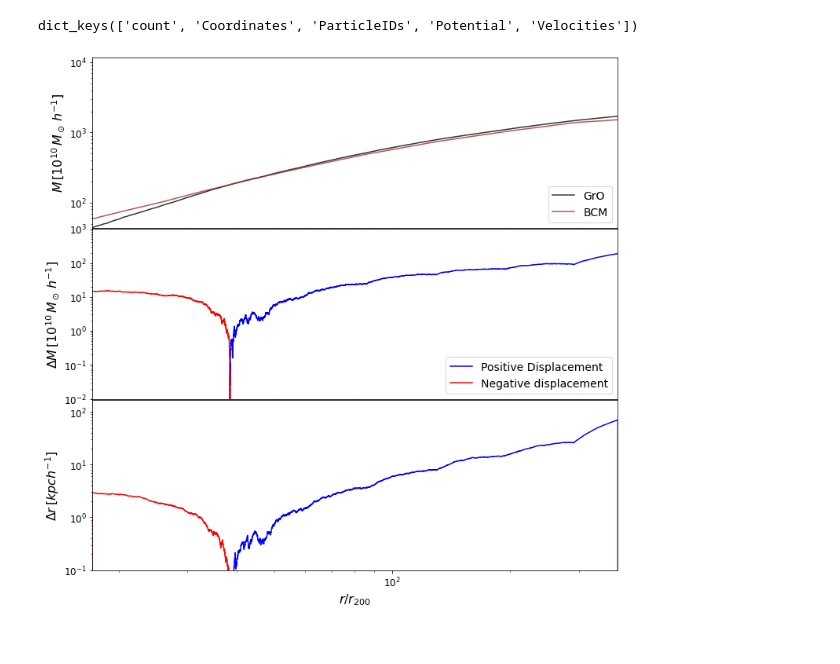
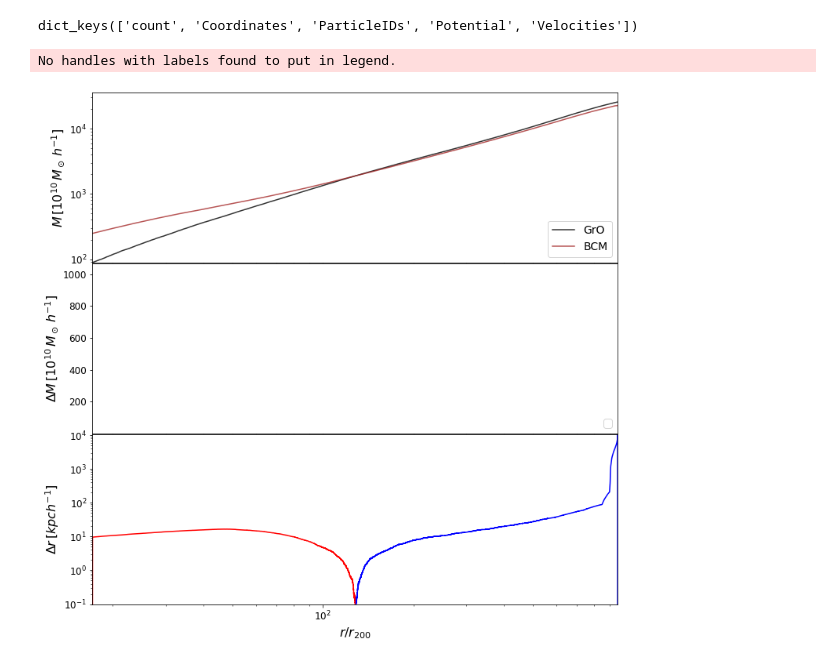
Before and after one commit to Maxelee/BCM_lensing, a Jupyter notebook: BCM_notebook.ipynb, the cells around one changed output. Cells and saved outputs as stored; diff of their text form; code cells hidden in the pictures.

```diff
--- a/BCM_notebook.ipynb
+++ b/BCM_notebook.ipynb
@@ -226,12 +227,12 @@ phi_neg[dr<0] = np.abs(phi_neg[dr<0])
 fig, axs = plt.subplots(nrows=3, figsize=(12, 12), sharex=True, gridspec_kw = {'hspace':.005})
 r_sorted = np.array(r_sorted)
 axs[0].loglog(r_sorted, true_masses, '-', markersize=.8, alpha=.8, c='k', label='GrO')
-axs[0].loglog(r_sorted, M_BCM_total, '-', markersize=.8, alpha=.8, c='brown', label='BCM')
-diff =true_masses - M_BCM_total
-axs[1].loglog(r_sorted, diff, '-', c='blue', label='Positive Displacement')
-diff[diff>0] = 0
-diff[diff<0] = np.abs(diff[diff<0])
-axs[1].loglog(r_sorted, diff, '-', c='red', label='Negative displacement')
+axs[0].loglog(halo.ri, M_BCM, '-', markersize=.8, alpha=.8, c='brown', label='BCM')
+# diff =true_masses - M_BCM_total
+# axs[1].loglog(r_sorted, diff, '-', c='blue', label='Positive Displacement')
+# diff[diff>0] = 0
+# diff[diff<0] = np.abs(diff[diff<0])
+# axs[1].loglog(r_sorted, diff, '-', c='red', label='Negative displacement')
 axs[2].loglog(r_sorted, phi_neg, '-', c='red')
 axs[2].loglog(r_sorted, phi_pos, '-', c='blue')
 
@@ -250,31 +251,32 @@ axs[2].set_xlabel(r'$r/r_{200}$')
 axs[0].legend(loc='lower right')
 axs[1].legend(loc='lower right')
 
 
 
 
 
 
 
 axs[0].set_xlim(halo.ri[0], halo.r_200)
 axs[0].set_ylim(np.max(np.array(true_masses)[r_sorted<halo.ri[0]]), np.max(halo.masses)+10000)
 axs[1].set_ylim(1e-2, np.max(diff)+1000)
 axs[2].set_ylim(1e-1, np.max(phi_pos)+100)
 
 
 # labels = [r'$3\epsilon$',r'$r_{ej}$' , r'$r_s$', r'$r_{200}/\sqrt{5}$', r'$r_{200}$']
 # ts = [3*5.7, r_ej(r_200, eta), r_200/popt[0], 1/np.sqrt(5), 1]
 # for ax in axs:
 #     for t, label in zip(ts, labels):
 #         ax.axvline(t, c='k', ls=':')
 
 #         axs[1].text(t, 1, label, fontsize=16)
 
 
 
 # axs[2].set_xticks(ts)
 
 # axs[2].set_xticklabels(labels)
 plt.tight_layout()
 # %% [output]
+No handles with labels found to put in legend.
-[figure, old version]
+[figure, new version]
```
Also changed, not shown: parts of 14 cells of this notebook.
